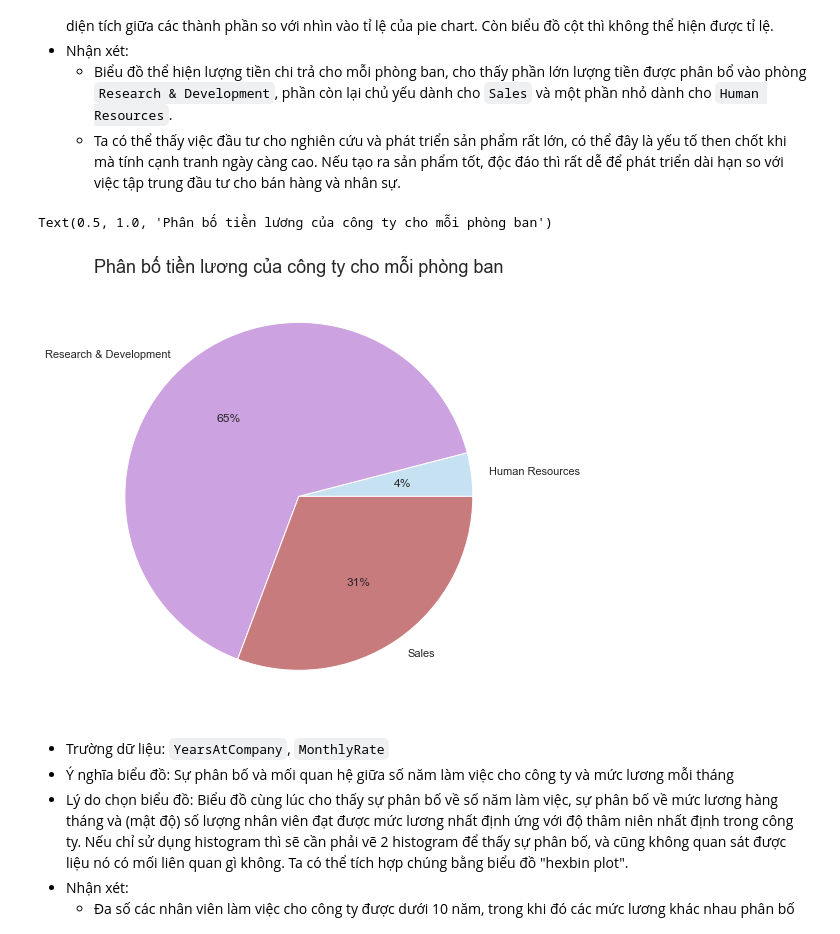
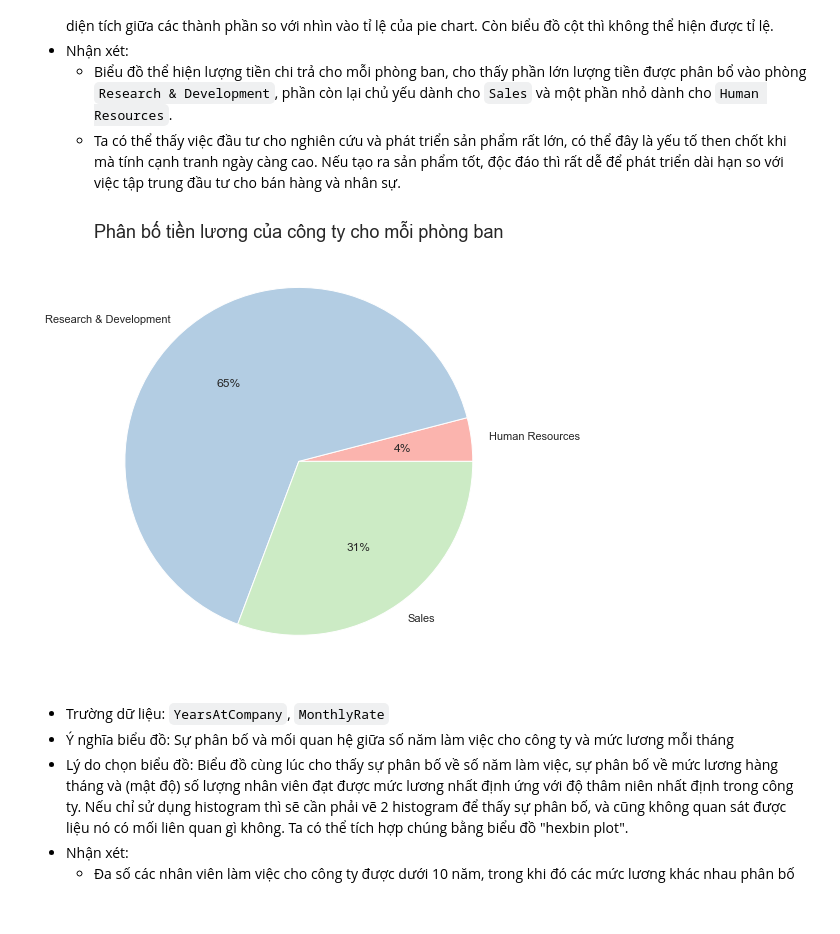
Before and after one commit to HuyHCMUS/DataVisualize-1, a Jupyter notebook: Tuyet.ipynb, the cells around one changed output. Saved outputs shown, nothing was run; the diff lists cells and outputs as text; code cells hidden in the pictures.

```diff
--- a/Tuyet.ipynb
+++ b/Tuyet.ipynb
@@ -56,12 +56,11 @@ plt.ylabel("Số lượng nhân viên");
 # %%
 fig, ax = plt.subplots(figsize = (14, 8))
 df = data.groupby("Department")["MonthlyRate"].agg(money="sum").reset_index()
-plt.pie(df["money"], labels=df['Department'], colors=sns.color_palette("cubehelix_r"), autopct='%.0f%%')
-plt.title("Phân bố tiền lương của công ty cho mỗi phòng ban", fontsize = 18)
+plt.pie(df["money"], labels=df['Department'], colors=sns.color_palette("Pastel1"), autopct='%.0f%%')
+plt.title("Phân bố tiền lương của công ty cho mỗi phòng ban", fontsize = 18);
 # Pastel1 PiYG RdBu_r tab20b_r cubehelix_r
 # %% [output]
-Text(0.5, 1.0, 'Phân bố tiền lương của công ty cho mỗi phòng ban')
-[figure, old version]
+[figure, new version]
 # %% [markdown]
 - Trường dữ liệu: `YearsAtCompany`, `MonthlyRate`
 - Ý nghĩa biểu đồ: Sự phân bố và mối quan hệ giữa số năm làm việc cho công ty và mức lương mỗi tháng
```
Also changed, not shown: parts of 2 cells of this notebook.
